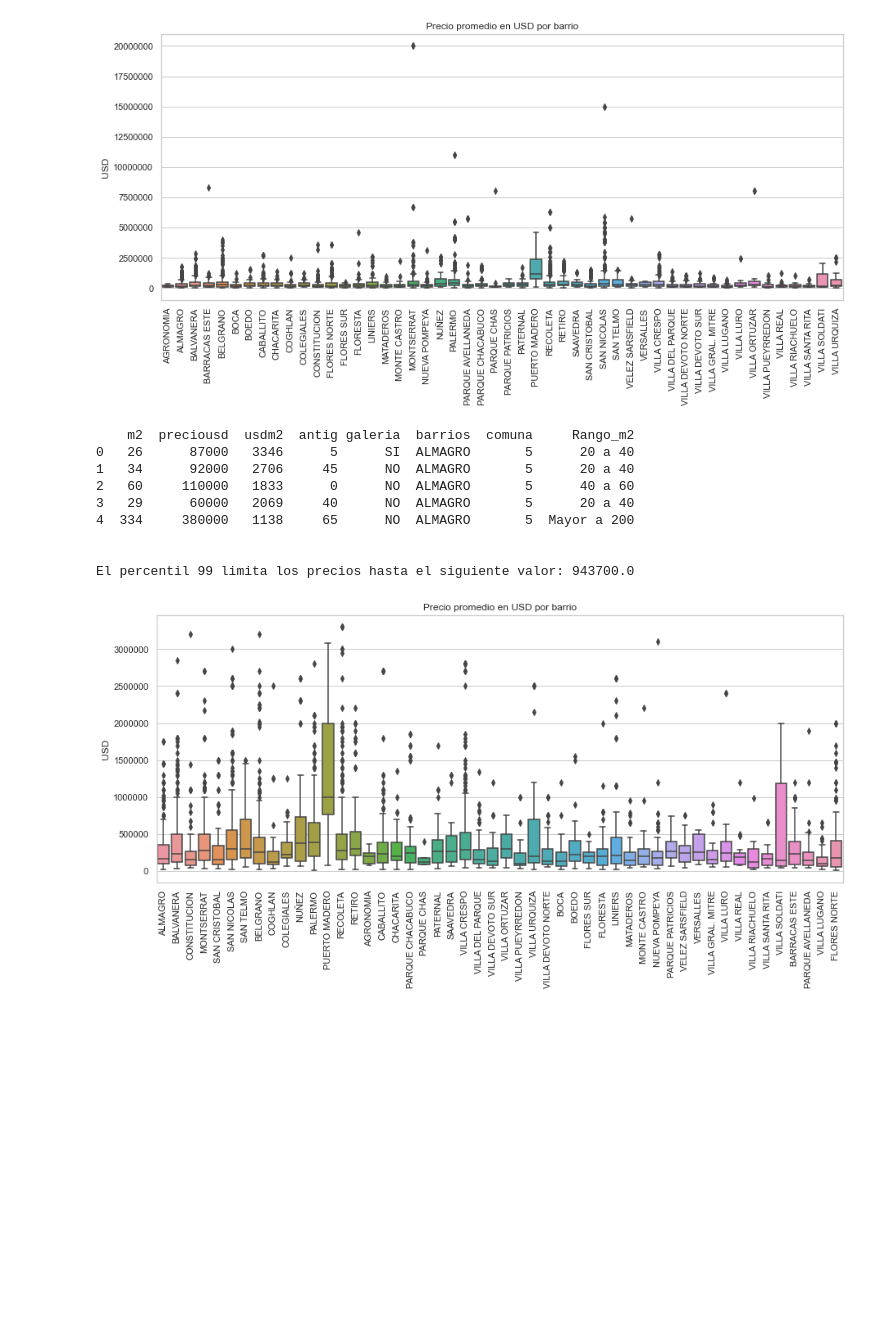
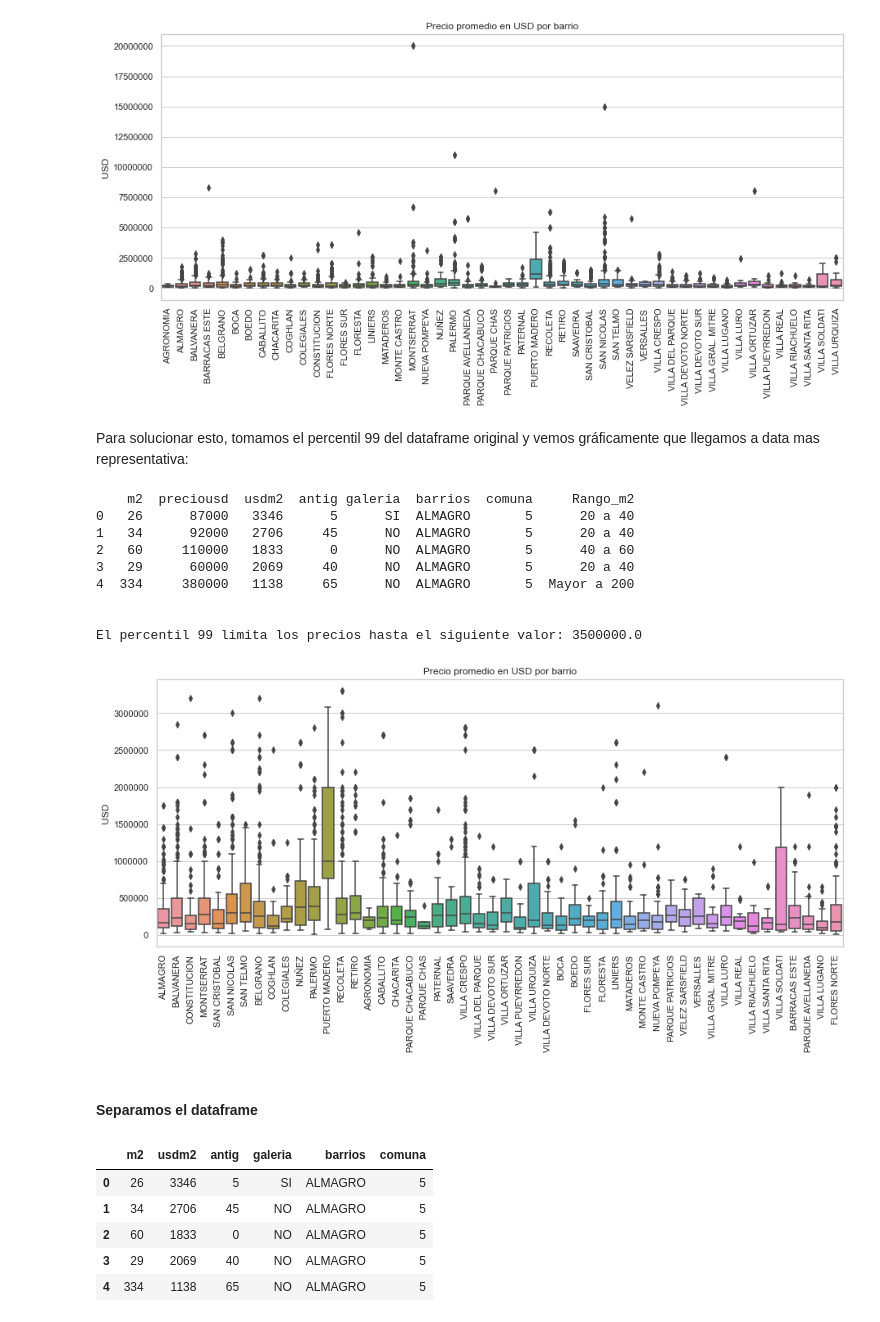
Before and after one commit to stevennm/data_science_utn_clusterai2021_Martins, a Jupyter notebook: clusterai_Steven_Martins_machine_learning.ipynb, the cells around one changed output. Drawn from its saved outputs; the diff is of its cells as text; code cells hidden in the pictures; blank space fills up the shorter version.

```diff
--- a/clusterai_Steven_Martins_machine_learning.ipynb
+++ b/clusterai_Steven_Martins_machine_learning.ipynb
@@ -45,12 +51,13 @@ plt.xticks(rotation=90)
 plt.show()
 # %% [output]
 [figure]
+# %% [markdown]
+Para solucionar esto, tomamos el percentil 99 del dataframe original y vemos gráficamente que llegamos a data mas representativa:
 # %%
 print(df.head())
 print('\n')
-print('El percentil 99 limita los precios hasta el siguiente valor: ' + str(df.preciousd.quantile(0.90)) )
+print('El percentil 99 limita los precios hasta el siguiente valor: ' + str(df.preciousd.quantile(0.99)) )
 df_ajustada = df[df.preciousd < df.preciousd.quantile(0.99)]
-print('')
 
 graf = df.sort_values("barrios")
 plt.figure(figsize=(15,6))
@@ -73,5 +80,18 @@ plt.show()
 4  334     380000   1138     65      NO  ALMAGRO       5  Mayor a 200
 
 
-El percentil 99 limita los precios hasta el siguiente valor: 943700.0
+El percentil 99 limita los precios hasta el siguiente valor: 3500000.0
 [figure]
+# %% [markdown]
+#### Separamos el dataframe
+# %%
+y = np.array(df_ajustada.preciousd)
+x = df_ajustada.drop(['preciousd', 'Rango_m2'], axis=1)
+x.head()
+# %% [output]
+|  | m2 | usdm2 | antig | galeria | barrios | comuna |
+| 0 | 26 | 3346 | 5 | SI | ALMAGRO | 5 |
+| 1 | 34 | 2706 | 45 | NO | ALMAGRO | 5 |
+| 2 | 60 | 1833 | 0 | NO | ALMAGRO | 5 |
+| 3 | 29 | 2069 | 40 | NO | ALMAGRO | 5 |
+| 4 | 334 | 1138 | 65 | NO | ALMAGRO | 5 |
```
Also changed, not shown: parts of 16 cells of this notebook.
